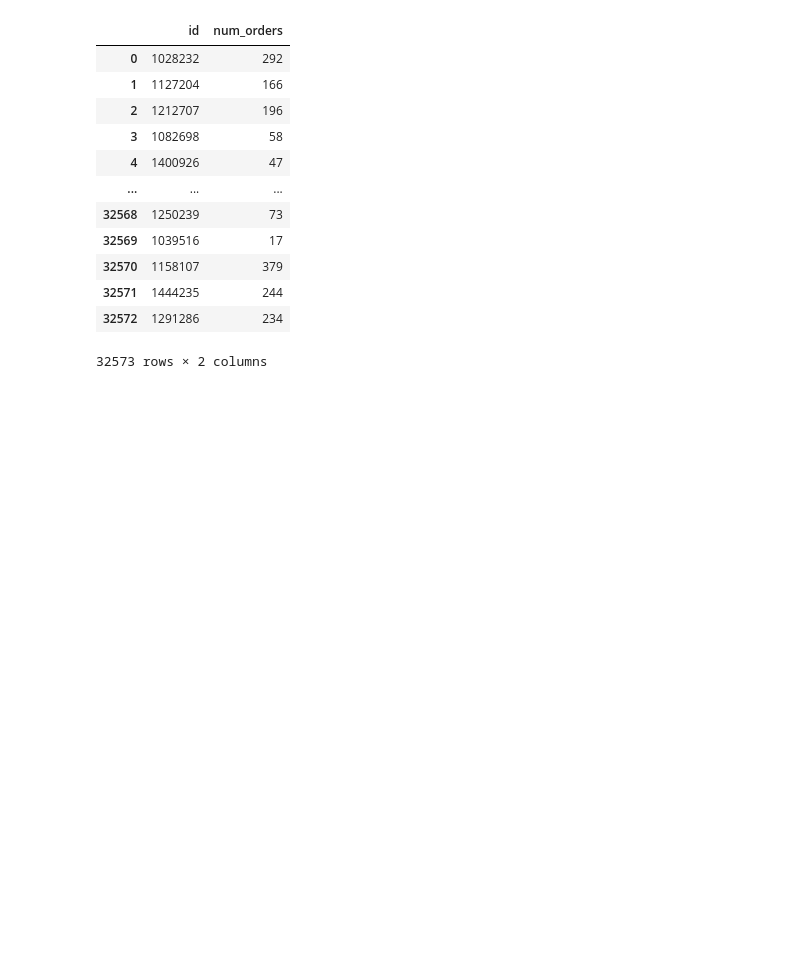
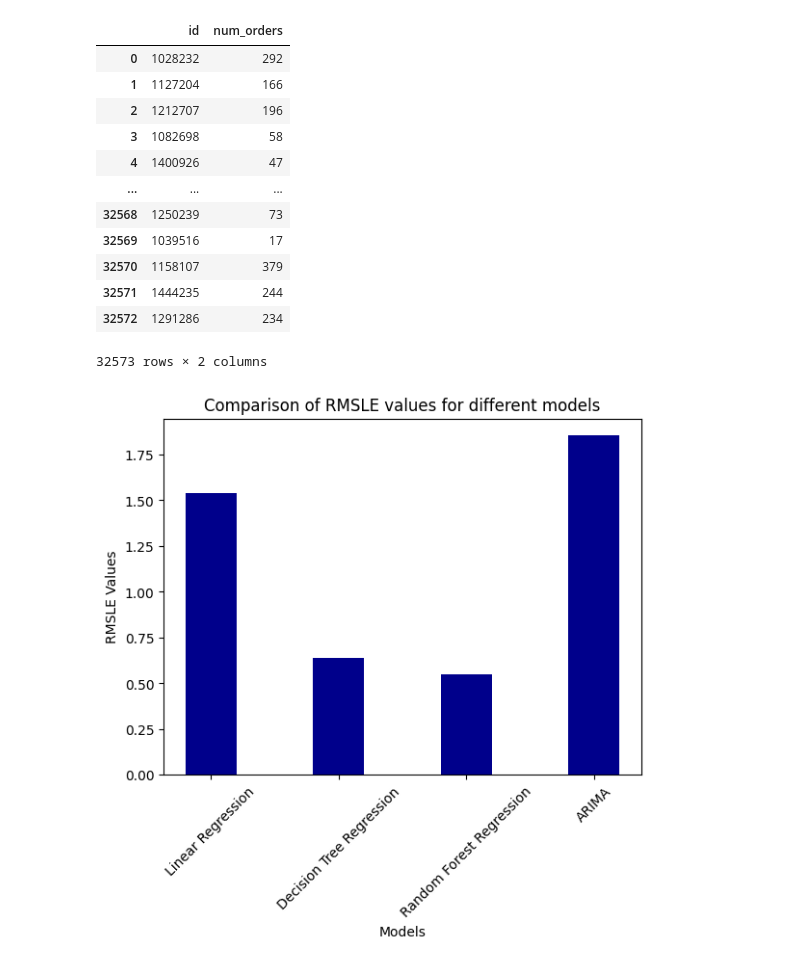
Before and after one commit to AnukaMithara/Food-Demand-Forecasting-Data-Mining-Project, a Jupyter notebook: EC9560_LAB03_2019E054.ipynb, the cells around one changed output. Drawn from its saved outputs; the diff is of its cells as text; code cells hidden in the pictures; blank space fills up the shorter version.

```diff
--- a/EC9560_LAB03_2019E054.ipynb
+++ b/EC9560_LAB03_2019E054.ipynb
@@ -520,3 +522,19 @@ rfrdf
 32573 rows × 2 columns
 # %%
 rfrdf.to_csv('/content/drive/MyDrive/EC9560_MiniProject/RandomForestRegressor.csv', index = False)
+# %%
+models = ['Linear Regression', 'Decision Tree Regression', 'Random Forest Regression', 'ARIMA']
+
+rmsle_values = [linear_rmsle, dtr_rmsle, rfr_rmsle, arima_rmsle]
+
+plt.bar(models, rmsle_values, color ='darkblue', width = 0.4)
+
+plt.xlabel("Models")
+plt.ylabel("RMSLE Values")
+plt.title("Comparison of RMSLE values for different models")
+
+plt.xticks(rotation=45)
+
+plt.show()
+# %% [output]
+[figure, added]
```
Also changed, not shown: parts of 2 cells of this notebook.
